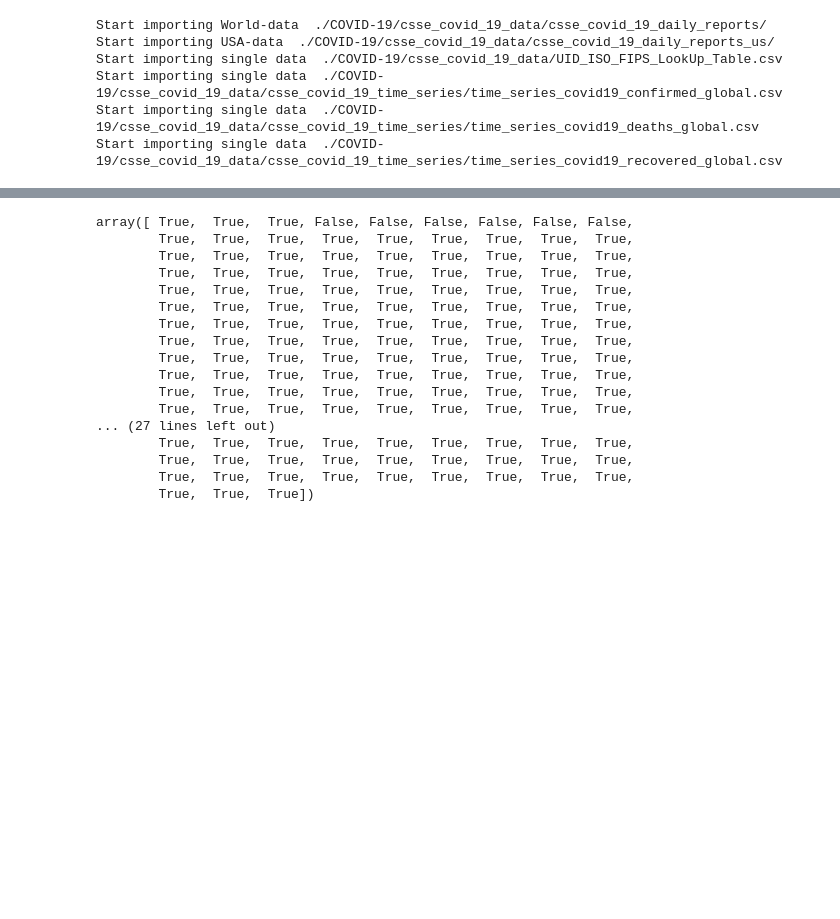
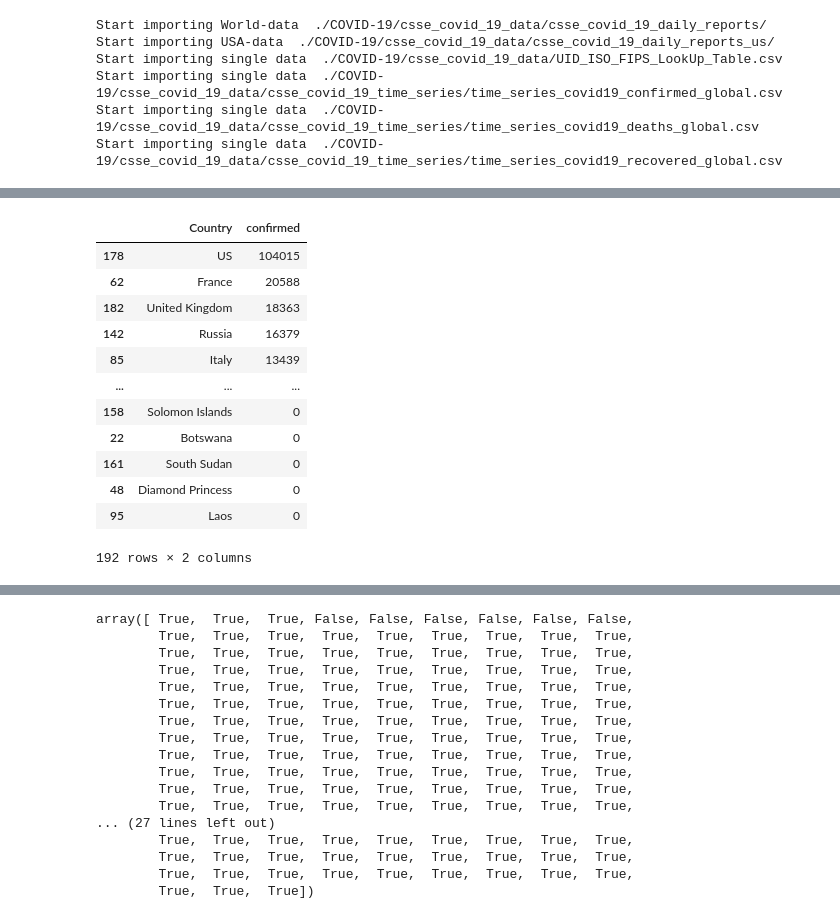
Before and after one commit to lphan/ML-Practices, a Jupyter notebook: 18_Covid-19/debug.ipynb, the cells around one changed output, grey strips where cells are left out. Drawn from its saved outputs; the diff is of its cells as text; code cells hidden in the pictures; blank space fills up the shorter version.

```diff
--- a/18_Covid-19/debug.ipynb
+++ b/18_Covid-19/debug.ipynb
@@ -13,3 +13,16 @@ Start importing single data  ./COVID-19/csse_covid_19_data/UID_ISO_FIPS_LookUp_T
 Start importing single data  ./COVID-19/csse_covid_19_data/csse_covid_19_time_series/time_series_covid19_confirmed_global.csv
 Start importing single data  ./COVID-19/csse_covid_19_data/csse_covid_19_time_series/time_series_covid19_deaths_global.csv
 Start importing single data  ./COVID-19/csse_covid_19_data/csse_covid_19_time_series/time_series_covid19_recovered_global.csv
+# %%
+%%time
+list_confirmed = [(country, y_dat_confirmed_ByDay[country][-1][1]) for country in infected_countries_latest]
+countries_highestConfByDay = sorted(list_confirmed, key=lambda x: x[1], reverse=True)
+countries_lowestConfByDay = sorted(list_confirmed, key=lambda x: x[1], reverse=False)
+
+list_fatal = [(country, y_dat_deaths_ByDay[country][-1][1]) for country in infected_countries_latest]
+countries_highestFatalByDay = sorted(list_fatal, key=lambda x: x[1], reverse=True)
+countries_lowestFatalByDay = sorted(list_fatal, key=lambda x: x[1], reverse=False)
+
+list_recovered = [(country, y_dat_recovered_ByDay[country][-1][1]) for country in infected_countries_latest]
+countries_highestRecByDay = sorted(list_recovered, key=lambda x: x[1], reverse=True)
+countries_lowestRecByDay = sorted(list_recovered, key=lambda x: x[1], reverse=False)
@@ -15,0 +32,17 @@ Start importing single data  ./COVID-19/csse_covid_19_data/csse_covid_19_time_se
+# %%
+tmp = pd.DataFrame(list_confirmed, columns=['Country', 'confirmed'])
+tmp.sort_values(by='confirmed', ascending=False)
+# %% [output]
+|  | Country | confirmed |
+| 178 | US | 104015 |
+| 62 | France | 20588 |
+| 182 | United Kingdom | 18363 |
+| 142 | Russia | 16379 |
+| 85 | Italy | 13439 |
+| ... | ... | ... |
+| 158 | Solomon Islands | 0 |
+| 22 | Botswana | 0 |
+| 161 | South Sudan | 0 |
+| 48 | Diamond Princess | 0 |
+| 95 | Laos | 0 |
+192 rows × 2 columns
```
Also changed, not shown: parts of 6 cells of this notebook, 6 other files.
